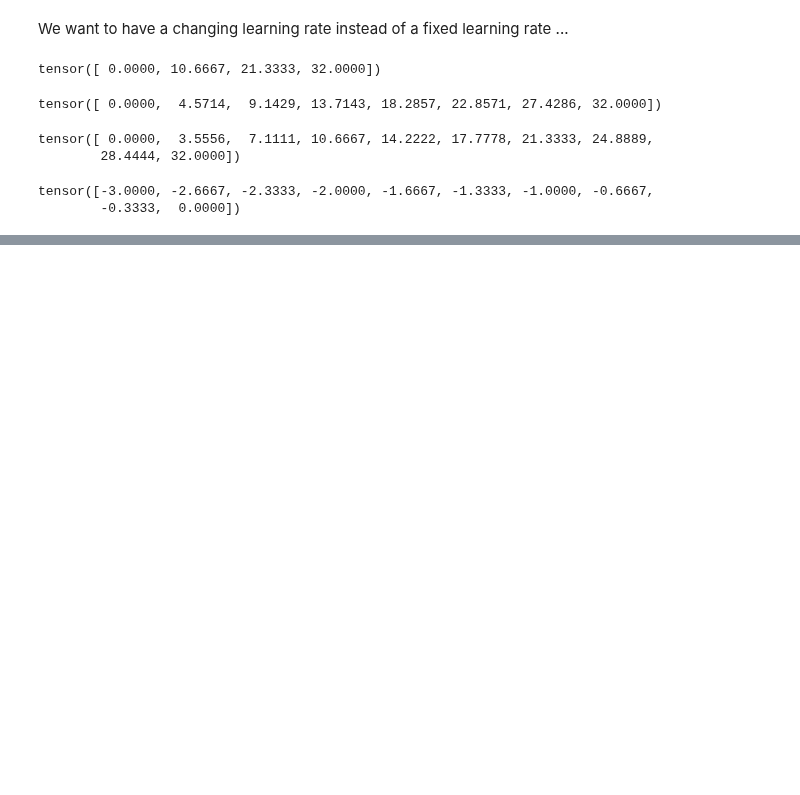
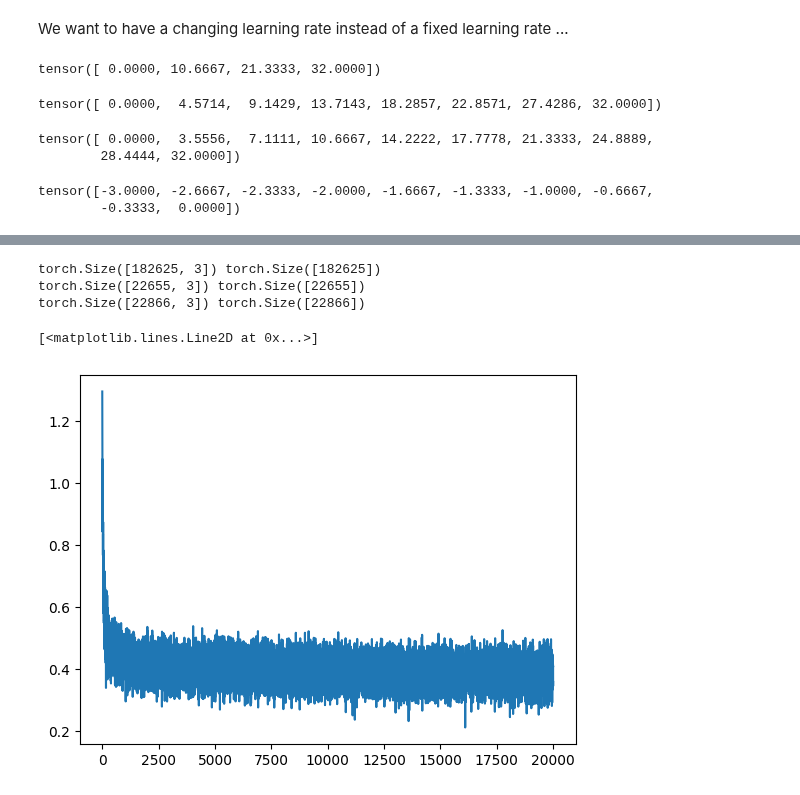
Before and after one commit to rkaunismaa/KarpathyNeuralNetworks, a Jupyter notebook: makemore_part2_mlp.ipynb, the cells around one changed output, grey strips where cells are left out. Saved outputs shown, nothing was run; the diff lists cells and outputs as text; code cells hidden in the pictures; blank space fills up the shorter version.

Commit message:
split into train, validation and test data sets

```diff
--- a/makemore_part2_mlp.ipynb
+++ b/makemore_part2_mlp.ipynb
@@ -775,0 +778,38 @@ plt.plot(lri, lossi)
+# %%
+# training split, dev/validation split, test split
+# 80%, 10%, 10% ... typically.
+
+# build the dataset
+# block_size = 3 # context length: how many characters do we take to predict the next one?
+
+def build_dataset(words):
+    X, Y = [], []
+    for w in words:
+
+        #print(w)
+        context = [0] * block_size
+        for ch in w + '.':
+            ix = stoi[ch]
+            X.append(context)
+            Y.append(ix)
+            #print(''.join(itos[i] for i in context), '--->', itos[ix])
+            context = context[1:] + [ix] # crop and append
+
+    X = torch.tensor(X)
+    Y = torch.tensor(Y)
+    print(X.shape, Y.shape)
+    return X, Y
+
+import random
+random.seed(42)
+random.shuffle(words)
+n1 = int(0.8*len(words))
+n2 = int(0.9*len(words))
+
+Xtr, Ytr = build_dataset(words[:n1])
+Xdev, Ydev = build_dataset(words[n1:n2])
+Xte, Yte = build_dataset(words[n2:])
+# %% [output]
+torch.Size([182625, 3]) torch.Size([182625])
+torch.Size([22655, 3]) torch.Size([22655])
+torch.Size([22866, 3]) torch.Size([22866])
@@ -775,0 +834,39 @@ plt.plot(lri, lossi)
+# %%
+lri = []
+lossi = []
+stepi = []
+# %%
+for i in range(epochs):
+
+    # minibatch construct
+    ix = torch.randint(0, Xtr.shape[0], (batchSize,))
+
+    # forward pass
+    emb = C[Xtr[ix]] # (32, 3, 10)
+    h = torch.tanh(emb.view(-1, noOfInputs) @ W1 + b1) # (32, 200)
+    logits = h @ W2 + b2 # (32, 27)
+    loss = F.cross_entropy(logits, Ytr[ix])
+    #print(loss.item())
+
+    # backward pass
+    for p in parameters:
+        p.grad = None
+    loss.backward()
+
+    # update
+    #lr = lrs[i]
+    lr = 0.1 if i < 100000 else 0.01
+    for p in parameters:
+        p.data += -lr * p.grad
+
+    # track stats
+    #lri.append(lre[i])
+    stepi.append(i)
+    lossi.append(loss.log10().item())
+
+#print(loss.item())
+# %%
+plt.plot(stepi, lossi)
+# %% [output]
+[<matplotlib.lines.Line2D at 0x...>]
+[figure, added]
```
Also changed, not shown: parts of 21 cells of this notebook.
